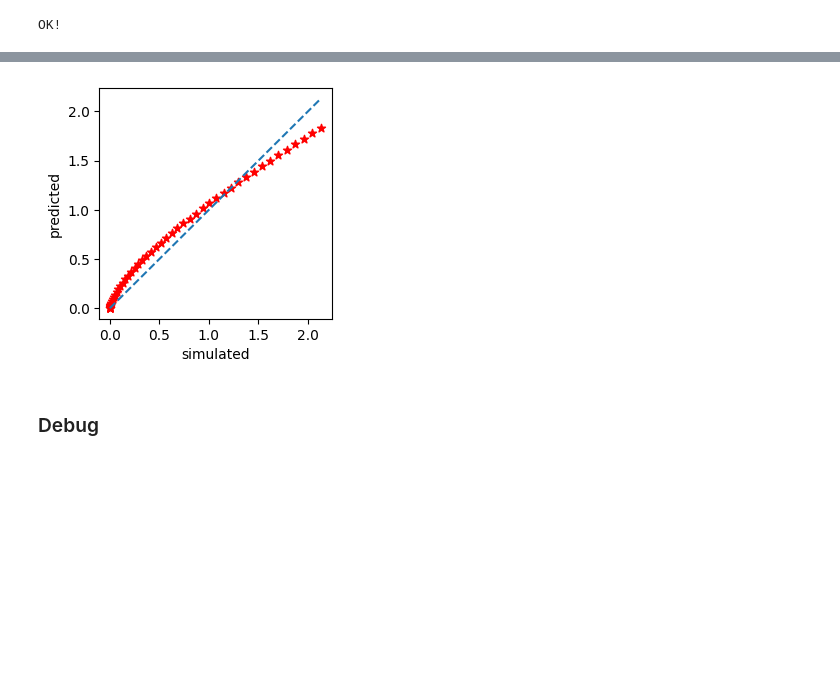
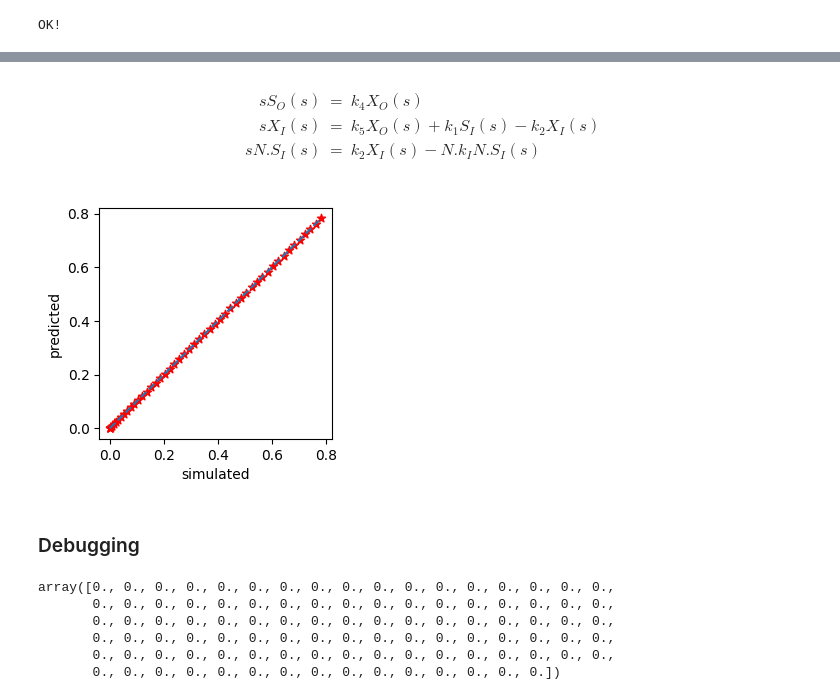
Before and after one commit to joseph-hellerstein/linear_reaction_networks, a Jupyter notebook: notebooks/Theory_Of_Approximate_Reaction_Networks.ipynb, the cells around one changed output, grey strips where cells are left out. Drawn from its saved outputs; the diff is of its cells as text; code cells hidden in the pictures; blank space fills up the shorter version.

Commit message:
Loop model works git push

```diff
--- a/notebooks/Theory_Of_Approximate_Reaction_Networks.ipynb
+++ b/notebooks/Theory_Of_Approximate_Reaction_Networks.ipynb
@@ -270,5 +290,0 @@ Observe that:
-# %%
-#s (s + k^N_O + k_3) \lbrack s^2 + (k_2 + k_4 +k_5)s + (s + k^N_O ) (k_2 k_4 + k_2 k_ 5 - k_2 k_5  G(s))
-s, kn, k1, k2, k3, k4, k5, G = sp.symbols("s, kn, k1, k2, k3, k4, k5, G")
-expr = sp.Poly(s*(s + kn + k3) *(s**2 + (k2 + k4 +k5)*s + (s + kn)*(k2* k4 + k2* k5 - k2* k5*G)), s)
-sp.print_latex(expr)
@@ -362,7 +373,7 @@ H(s) & = & \frac{ k_1  k_2 k_3 k_4 G(s)}
 # %%
 # Get correct poles and zeroes. So problem is with the math.
 #
-def loopTransferFunction(model_tf, k1, k2, k3, k4, k5, kn):
+def loopTransferFunction(model_tf, k1, k2, k3, k4, k5, knI, knO):
     """
     Constructs the transfer function from S_I to S_O for the loop operation.
 
@@ -371,18 +382,17 @@ def loopTransferFunction(model_tf, k1, k2, k3, k4, k5, kn):
         k1, k2, k3, k4, k5: float (Parameters of the loop operation)
         kn: float (k_O^N, degradation constant for the output of the network being looped)
     """
-    # Construct the denominator of the transfer function
-    s3_term = k2*k4 + k2*k5 + k2 + k3 + k4 + k5 + kn
-    s3_term_g = k2*k5
-    s2_term = k2*k3*k4 +k2*k3*k5 +k2*k3 + 2*k2*k4*kn + 2*k2*k5*kn +k2*kn +k3*k4 +k3*k5 +k4*kn +k5*kn
-    s2_term_g = k2*k3*k5 + 2*k2*k5*kn
-    s1_term = + k2*k3*k4*kn + k2*k3*k5*kn + k2*k4*kn**2 + k2*k5*kn**2
-    s1_term_g = k2*k3*k5*kn + k2*k5*kn**2
-    denom_tf = control.TransferFunction([1,  s3_term, s2_term, s1_term, 0], [1])
-    denom_tf = denom_tf - control.TransferFunction([s3_term_g, s2_term_g, s1_term_g, 0], [1])*model_tf
-    # Construct the numerator
-    s_tf = control.TransferFunction([1, 0], [1])
-    numr_tf = k1*k2*k4*s_tf*model_tf + k1*k2*k4*kn*model_tf
+    # Calculate terms
+    s = control.TransferFunction.s
+    K1 = k1*k2*k3*k4
+    K2 = k2*k3*k5
+    D1 = control.TransferFunction([1, k2], [1])
+    D2 = control.TransferFunction([1, k4+k5], [1])
+    D = D1*D2
+    C = control.TransferFunction([1], [1, knI])*control.TransferFunction([1, knO], [1, knO + k3])
+    # Denominator
+    denom_tf = s*(D - K2*C*model_tf)
+    numr_tf = K1*C*model_tf
     #
     tf = numr_tf/denom_tf
     return tf
@@ -390,8 +400,8 @@ def loopTransferFunction(model_tf, k1, k2, k3, k4, k5, kn):
 # Tests
 model_tf = control.TransferFunction([1], [1, 1])
 model_tf = control.TransferFunction([1], [1])
-k1 = 1; k2 = 1; k3 =1; k4 =1; k5 = 0.8; kn=1
-tf = loopTransferFunction(model_tf, k1, k2, k3, k4, k5, kn)
+k1 = 1; k2 = 1; k3 =1; k4 =1; k5 = 0.8; knO=2; knI=1
+tf = loopTransferFunction(model_tf, k1, k2, k3, k4, k5, knI, knO)
 assert(isinstance(tf, control.TransferFunction))
 print("OK!")
 # %% [output]
@@ -439,11 +448,17 @@ rr.plot()
+# %% [markdown]
+\begin{eqnarray}
+s S_O (s) & = & k_4 X_O (s)  \\
+s X_I (s) & = & k_5 X_O(s) + k_1 S_I (s) - k_2 X_I (s) \\
+s N.S_I (s) & = & k_2 X_I(s) - N.k_I N.S_I(s) \\
+\end{eqnarray}
 # %%
-k10 = 1; k2 = 1; k3 = 1; k4=1; k5=0.8
-kIO = 1; kO =2; SI=5
+k1 = 1; k2 = 10; k3 = 1; k4=1; k5=0.2
+kIO = 10; kO =20; SI=5
 inner_tf = control.TransferFunction([kIO], [1, kO])
-tf = loopTransferFunction(inner_tf, k1, k2, k3, k4, k5, kO)
+tf = loopTransferFunction(inner_tf, k1, k2, k3, k4, k5, kIO, kO)
 #_ = plotStep(model=model_loop, tf=tf, figsize=(3, 3), k=k, k1=k1, k2=k2, SI=SI, kIO=kIO, kO=kO)
 #_ = plotStep(model=model_loop, figsize=(3, 3), k1=k1, k2=k2, k3=k3, k4=k4, k5=k5, SI=SI, kIO=kIO, kO=kO)
 #_ = plotStep( tf=tf, figsize=(3, 3), k1=k1, k2=k2, k3=k3, k4=k4, k5=k5, SI=SI, kIO=kIO, kO=kO)
 _ = plotStep(model=model_loop, tf=tf, figsize=(3, 3), k1=k1, k2=k2, k3=k3, k4=k4, k5=k5, SI=SI, kIO=kIO, kO=kO)
 # %% [output]
-[figure, old version]
+[figure, new version]
@@ -452,2 +465,2 @@ tf.poles()
 # %% [markdown]
-### Debug
+### Debugging
@@ -471,0 +472,11 @@ plotStep(model=model_inner, tf=inner_tf, selections=["S2"], figsize=(3, 3), S1=S
+# %%
+# Compare simulation results with predictions for the sN.S_I(s) formula
+dN_SI = k2*data_S["XI"] - kIO*data_S["N_SI"]
+dN_SI - data_J["N_SI'"]
+# %% [output]
+array([0., 0., 0., 0., 0., 0., 0., 0., 0., 0., 0., 0., 0., 0., 0., 0., 0.,
+       0., 0., 0., 0., 0., 0., 0., 0., 0., 0., 0., 0., 0., 0., 0., 0., 0.,
+       0., 0., 0., 0., 0., 0., 0., 0., 0., 0., 0., 0., 0., 0., 0., 0., 0.,
+       0., 0., 0., 0., 0., 0., 0., 0., 0., 0., 0., 0., 0., 0., 0., 0., 0.,
+       0., 0., 0., 0., 0., 0., 0., 0., 0., 0., 0., 0., 0., 0., 0., 0., 0.,
+       0., 0., 0., 0., 0., 0., 0., 0., 0., 0., 0., 0., 0., 0., 0.])
```
Also changed, not shown: parts of 15 cells of this notebook.
